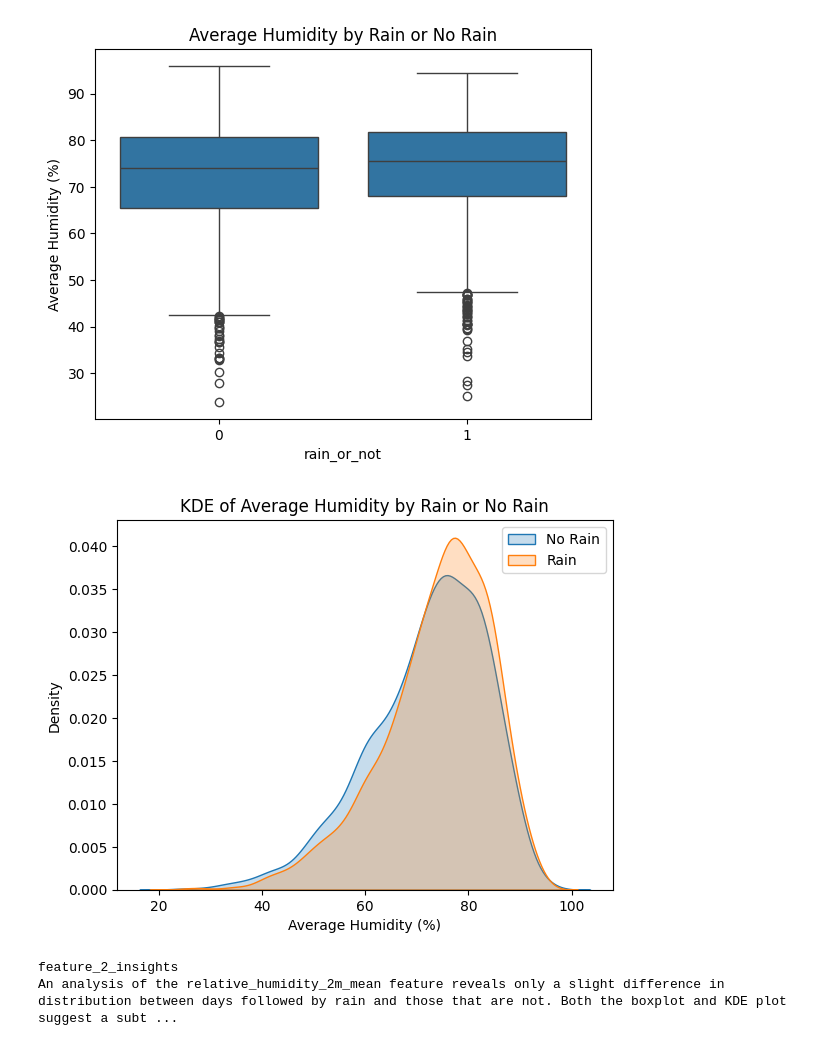
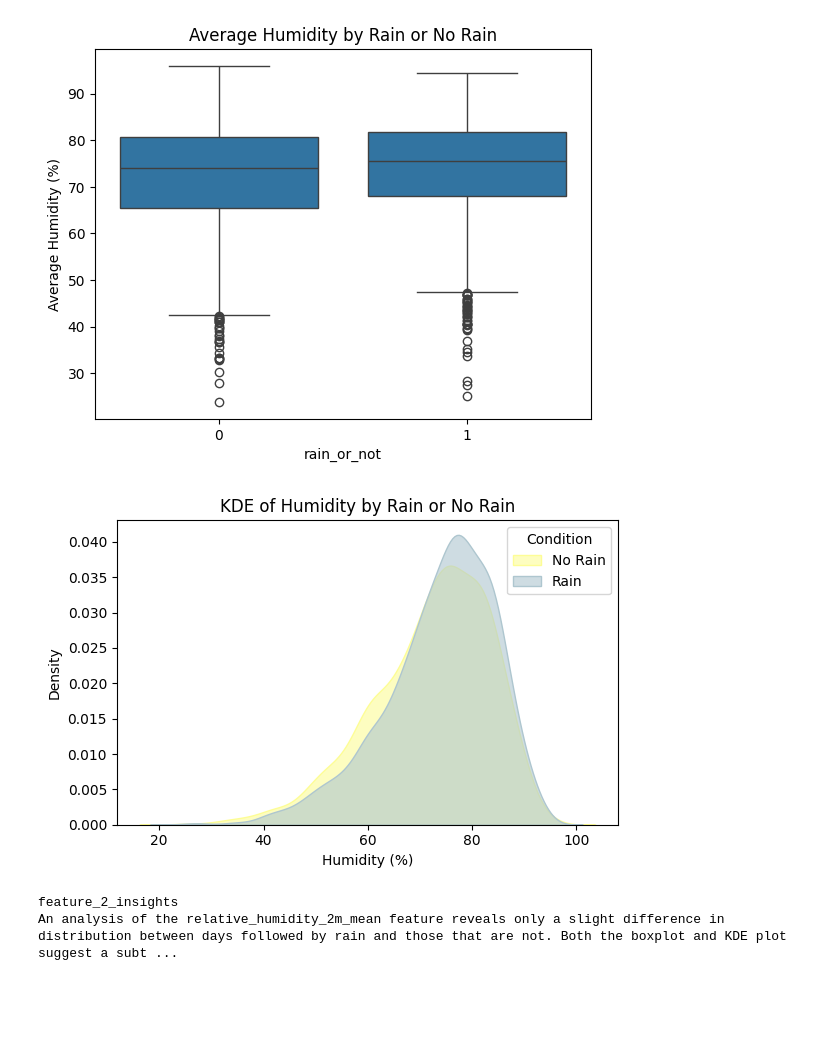
Before and after one commit to FangYeeDS/36120-25SP-AT2-25677648-Experimentation, a Jupyter notebook: notebooks/rain_or_not/36120-25SP-AT2-25677648-experiment-8.ipynb, the cells around one changed output. Saved outputs shown, nothing was run; the diff lists cells and outputs as text; code cells hidden in the pictures; blank space fills up the shorter version.

```diff
--- a/notebooks/rain_or_not/36120-25SP-AT2-25677648-experiment-8.ipynb
+++ b/notebooks/rain_or_not/36120-25SP-AT2-25677648-experiment-8.ipynb
@@ -417,15 +416,32 @@ plt.show()
 # %% [output]
 [figure]
 # %%
-# KDE plot of relative_humidity_2m_mean
-sns.kdeplot(data=df[df['rain_or_not']==0]['relative_humidity_2m_mean'], label='No Rain', shade=True)
-sns.kdeplot(data=df[df['rain_or_not']==1]['relative_humidity_2m_mean'], label='Rain', shade=True)
-plt.title('KDE of Average Humidity by Rain or No Rain')
-plt.xlabel('Average Humidity (%)')
-plt.legend()
+plt.figure(figsize=(6,4))
+
+# KDE plots
+sns.kdeplot(
+    data=df[df['rain_or_not']==0]['relative_humidity_2m_mean'],
+    label='No Rain',
+    shade=True,
+    color='#fdfd96',
+    alpha=0.6
+)
+sns.kdeplot(
+    data=df[df['rain_or_not']==1]['relative_humidity_2m_mean'],
+    label='Rain',
+    shade=True,
+    color='#AEC6CF',
+    alpha=0.6
+)
+
+plt.title('KDE of Humidity by Rain or No Rain')
+plt.xlabel('Humidity (%)')
+plt.ylabel('Density')
+plt.legend(title='Condition')
+plt.tight_layout()
 plt.show()
 # %% [output]
-[figure, old version]
+[figure, new version]
 # %%
 feature_2_insights = """An analysis of the relative_humidity_2m_mean feature reveals only a slight difference in distribution between days followed by rain and those that are not. Both the boxplot and KDE plot suggest a subtle trend in which no-rain days tend to have lower humidity levels, while rain days are associated with slightly higher humidity. However, this distinction is not clearly defined. The KDE plot, in particular, reveals a significant overlap between the two classes, indicating that any association between relative humidity and rainfall occurring seven days later is weak. As such, while this feature may contribute marginally to the model’s predictive capability, it lacks strong discriminatory power on its own and would need to be used in conjunction with other, more informative variables."""
 # %%
```
Also changed, not shown: parts of 5 cells of this notebook, 5 other files.
